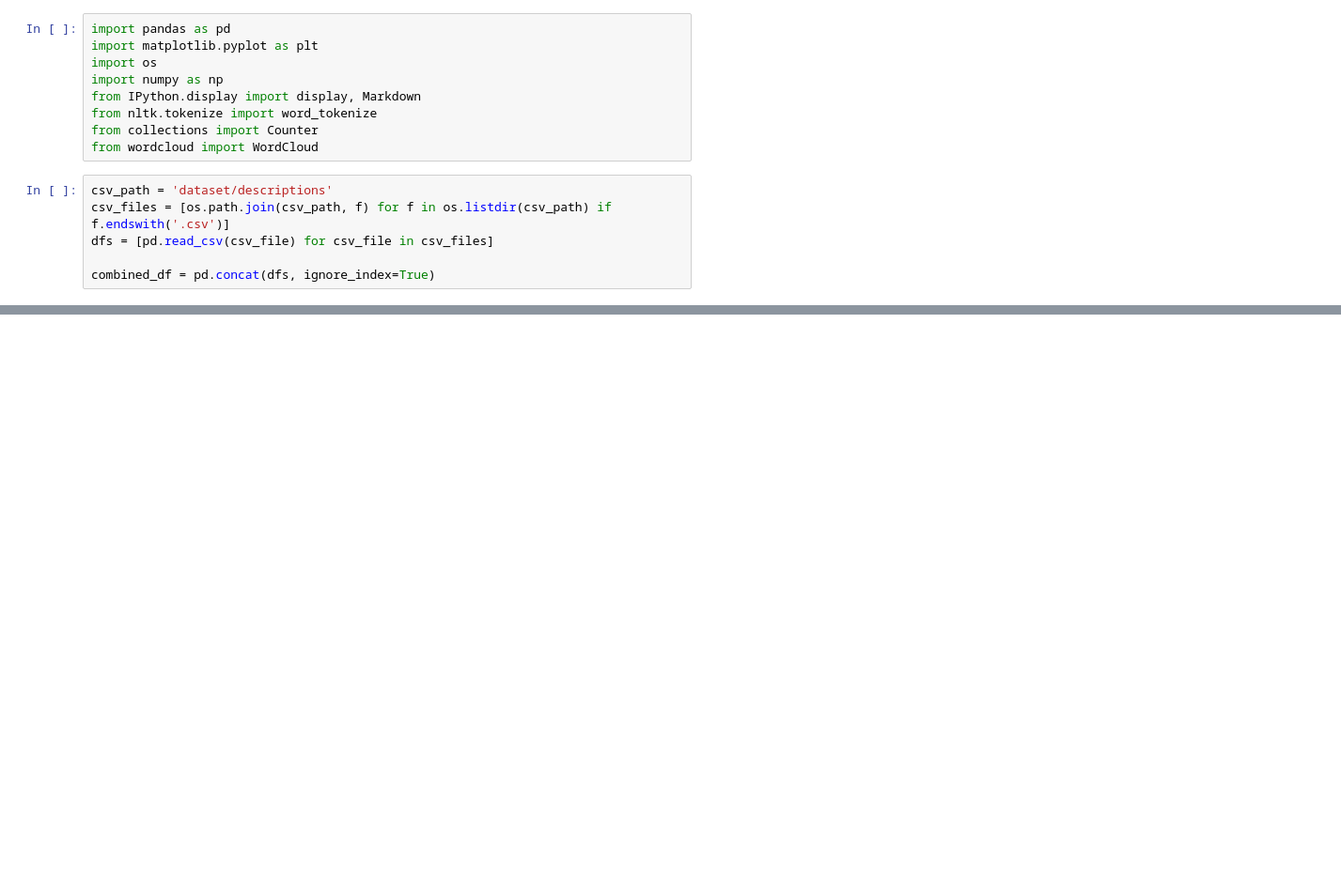
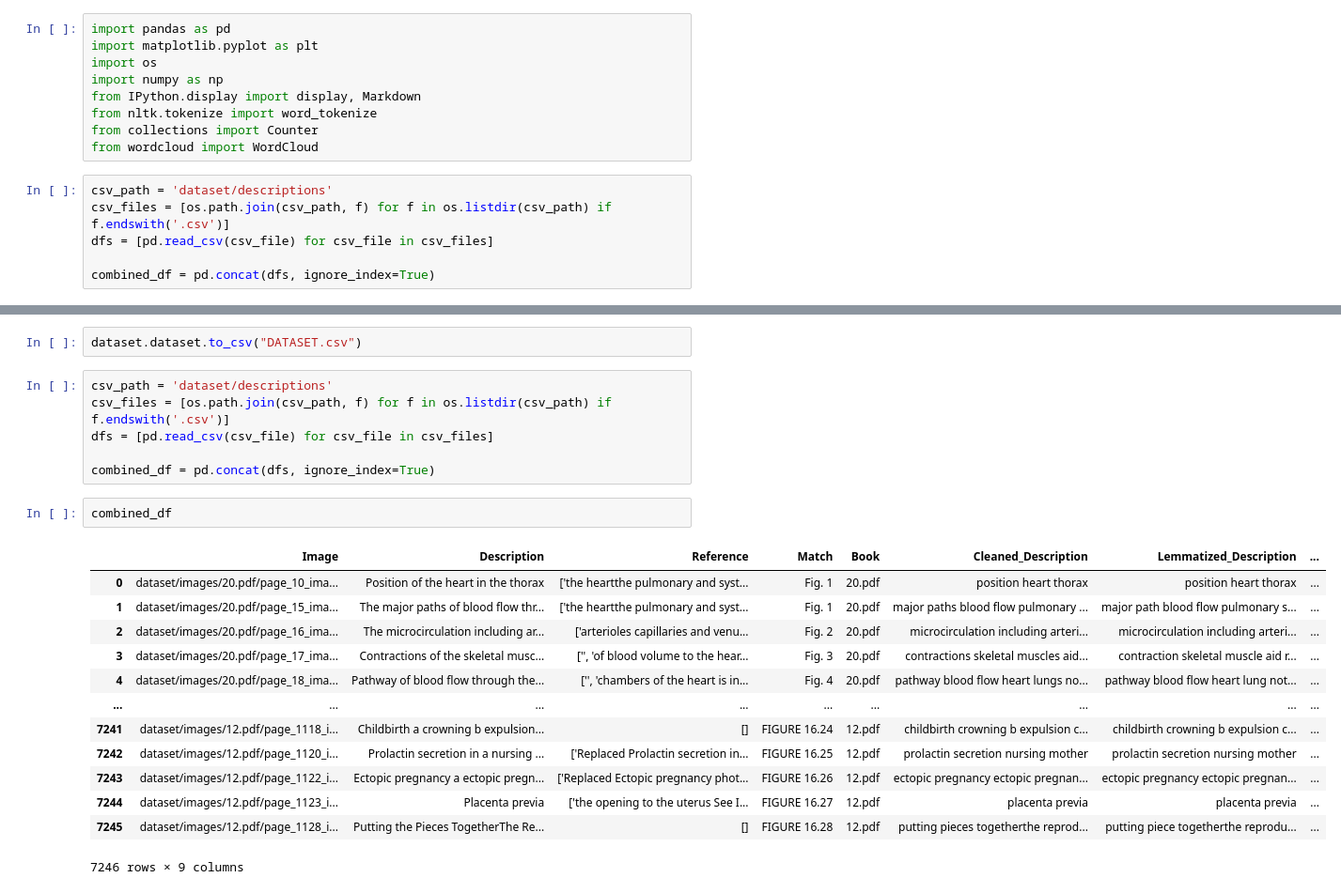
Before and after one commit to tunahan-oguz/pdf_scrapper, a Jupyter notebook: analysis.ipynb, the cells around one changed output, grey strips where cells are left out. Shown: that part at 94% size. Saved outputs shown, nothing was run; the diff lists cells and outputs as text; blank space fills up the shorter version.

```diff
--- a/analysis.ipynb
+++ b/analysis.ipynb
@@ -100,0 +198,24 @@ plt.show()
+# %%
+dataset.dataset.to_csv("DATASET.csv")
+# %%
+csv_path = 'dataset/descriptions'
+csv_files = [os.path.join(csv_path, f) for f in os.listdir(csv_path) if f.endswith('.csv')]
+dfs = [pd.read_csv(csv_file) for csv_file in csv_files]
+
+combined_df = pd.concat(dfs, ignore_index=True)
+# %%
+combined_df
+# %% [output]
+|  | Image | Description | Reference | Match | Book | Cleaned_Description | Lemmatized_Description | ... |
+| 0 | dataset/images/20.pdf/page_10_ima... | Position of the heart in the thorax | ['the heartthe pulmonary and syst... | Fig. 1 | 20.pdf | position heart thorax | position heart thorax | ... |
+| 1 | dataset/images/20.pdf/page_15_ima... | The major paths of blood flow thr... | ['the heartthe pulmonary and syst... | Fig. 1 | 20.pdf | major paths blood flow pulmonary ... | major path blood flow pulmonary s... | ... |
+| 2 | dataset/images/20.pdf/page_16_ima... | The microcirculation including ar... | ['arterioles capillaries and venu... | Fig. 2 | 20.pdf | microcirculation including arteri... | microcirculation including arteri... | ... |
+| 3 | dataset/images/20.pdf/page_17_ima... | Contractions of the skeletal musc... | ['', 'of blood volume to the hear... | Fig. 3 | 20.pdf | contractions skeletal muscles aid... | contraction skeletal muscle aid r... | ... |
+| 4 | dataset/images/20.pdf/page_18_ima... | Pathway of blood flow through the... | ['', 'chambers of the heart is in... | Fig. 4 | 20.pdf | pathway blood flow heart lungs no... | pathway blood flow heart lung not... | ... |
+| ... | ... | ... | ... | ... | ... | ... | ... | ... |
+| 7241 | dataset/images/12.pdf/page_1118_i... | Childbirth a crowning b expulsion... | [] | FIGURE 16.24 | 12.pdf | childbirth crowning b expulsion c... | childbirth crowning b expulsion c... | ... |
+| 7242 | dataset/images/12.pdf/page_1120_i... | Prolactin secretion in a nursing ... | ['Replaced Prolactin secretion in... | FIGURE 16.25 | 12.pdf | prolactin secretion nursing mother | prolactin secretion nursing mother | ... |
+| 7243 | dataset/images/12.pdf/page_1122_i... | Ectopic pregnancy a ectopic pregn... | ['Replaced Ectopic pregnancy phot... | FIGURE 16.26 | 12.pdf | ectopic pregnancy ectopic pregnan... | ectopic pregnancy ectopic pregnan... | ... |
+| 7244 | dataset/images/12.pdf/page_1123_i... | Placenta previa | ['the opening to the uterus See I... | FIGURE 16.27 | 12.pdf | placenta previa | placenta previa | ... |
+| 7245 | dataset/images/12.pdf/page_1128_i... | Putting the Pieces TogetherThe Re... | [] | FIGURE 16.28 | 12.pdf | putting pieces togetherthe reprod... | putting piece togetherthe reprodu... | ... |
+7246 rows × 9 columns
```
Also changed, not shown: parts of 13 cells of this notebook, 10 other files.
